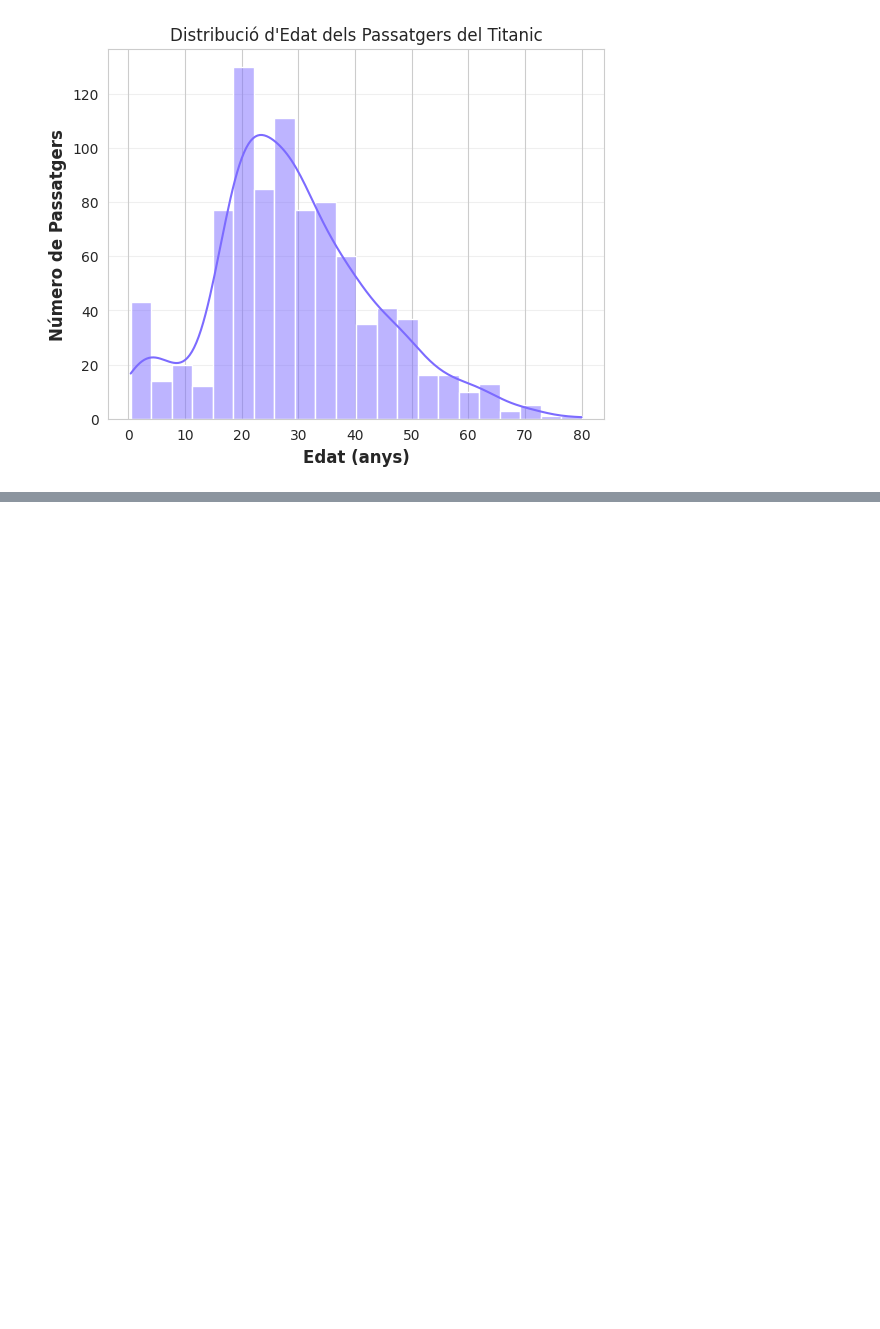
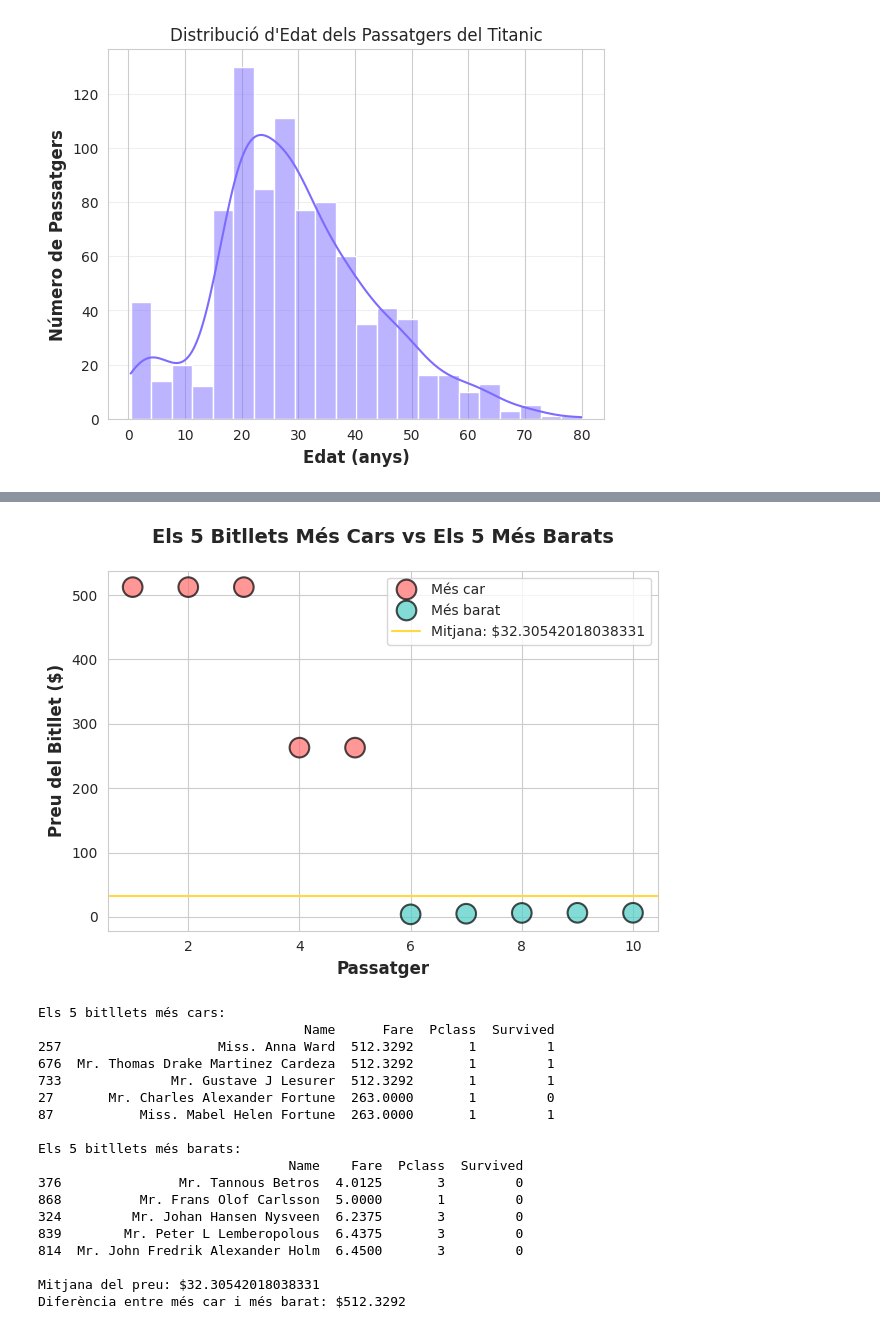
Before and after one commit to fgutie/Seaborn_pandas, a Jupyter notebook: main.ipynb, the cells around one changed output, grey strips where cells are left out. Drawn from its saved outputs; the diff is of its cells as text; code cells hidden in the pictures; blank space fills up the shorter version.

```diff
--- a/main.ipynb
+++ b/main.ipynb
@@ -110,0 +113,68 @@ plt.grid(axis='y', alpha=0.3)
+# %%
+# 2. Els 5 bitllets més cars i els 5 més barats
+
+# Eliminar files amb valors nuls a la columna Fare
+df_fare = df.dropna(subset=['Fare'])
+
+#? Creació d'una copia del df amb el valor de la columna Fare més alt
+top_5_car = df_fare.nlargest(5, 'Fare').copy()
+top_5_car['Categoria'] = 'Més car'
+
+#? Creació d'una copia del df amb el valor de la columna Fare més baix major a 0
+top_5_barat = df_fare[df_fare['Fare'] > 0].nsmallest(5, 'Fare').copy()
+top_5_barat['Categoria'] = 'Més barat'
+
+#? Combinar els dos DataFrames
+dades_convinades = pd.concat([top_5_car, top_5_barat], ignore_index=True)
+
+#? Crear un índex per a l'eix X
+dades_convinades['Índex'] = range(1, len(dades_convinades) + 1)
+
+#? Crear la gràfica
+plt.figure()
+
+#? Scatterplot amb colors diferenciats
+sns.scatterplot(data=dades_convinades, x='Índex', y='Fare', hue='Categoria',
+                palette={'Més car': '#FF6B6B', 'Més barat': '#4ECDC4'},
+                s=200, alpha=0.7, edgecolor='black', linewidth=1.5)
+
+#? Mostrar la mitjana del preu
+mitjana_fare = df_fare['Fare'].mean() # Amb .mean() obtenim la mitjana de la columna Fare
+plt.axhline(y=mitjana_fare, color='#FFD93D', label=f'Mitjana: ${mitjana_fare}')
+
+#? Labels i títol
+plt.xlabel('Passatger', fontsize=12, fontweight='bold')
+plt.ylabel('Preu del Bitllet ($)', fontsize=12, fontweight='bold')
+plt.title('Els 5 Bitllets Més Cars vs Els 5 Més Barats', fontsize=14, fontweight='bold', pad=20)
+plt.legend(fontsize=10, loc='upper right') # Ubicació de la llegenda a la part superior dreta
+
+plt.tight_layout()
+plt.show()
+
+#? Mostrar estadístiques
+print("Els 5 bitllets més cars:")
+print(top_5_car[['Name', 'Fare', 'Pclass', 'Survived']].to_string())
+print("\nEls 5 bitllets més barats:")
+print(top_5_barat[['Name', 'Fare', 'Pclass', 'Survived']].to_string())
+print(f"\nMitjana del preu: ${mitjana_fare}")
+print(f"Diferència entre més car i més barat: ${df_fare['Fare'].max() - df_fare['Fare'].min()}")
+# %% [output]
+[figure, added]
+Els 5 bitllets més cars:
+                                  Name      Fare  Pclass  Survived
+257                    Miss. Anna Ward  512.3292       1         1
+676  Mr. Thomas Drake Martinez Cardeza  512.3292       1         1
+733              Mr. Gustave J Lesurer  512.3292       1         1
+27       Mr. Charles Alexander Fortune  263.0000       1         0
+87           Miss. Mabel Helen Fortune  263.0000       1         1
+
+Els 5 bitllets més barats:
+                                Name    Fare  Pclass  Survived
+376               Mr. Tannous Betros  4.0125       3         0
+868          Mr. Frans Olof Carlsson  5.0000       1         0
+324         Mr. Johan Hansen Nysveen  6.2375       3         0
+839        Mr. Peter L Lemberopolous  6.4375       3         0
+814  Mr. John Fredrik Alexander Holm  6.4500       3         0
+
+Mitjana del preu: $32.30542018038331
+Diferència entre més car i més barat: $512.3292
```
Also changed, not shown: parts of 1 cell of this notebook.
